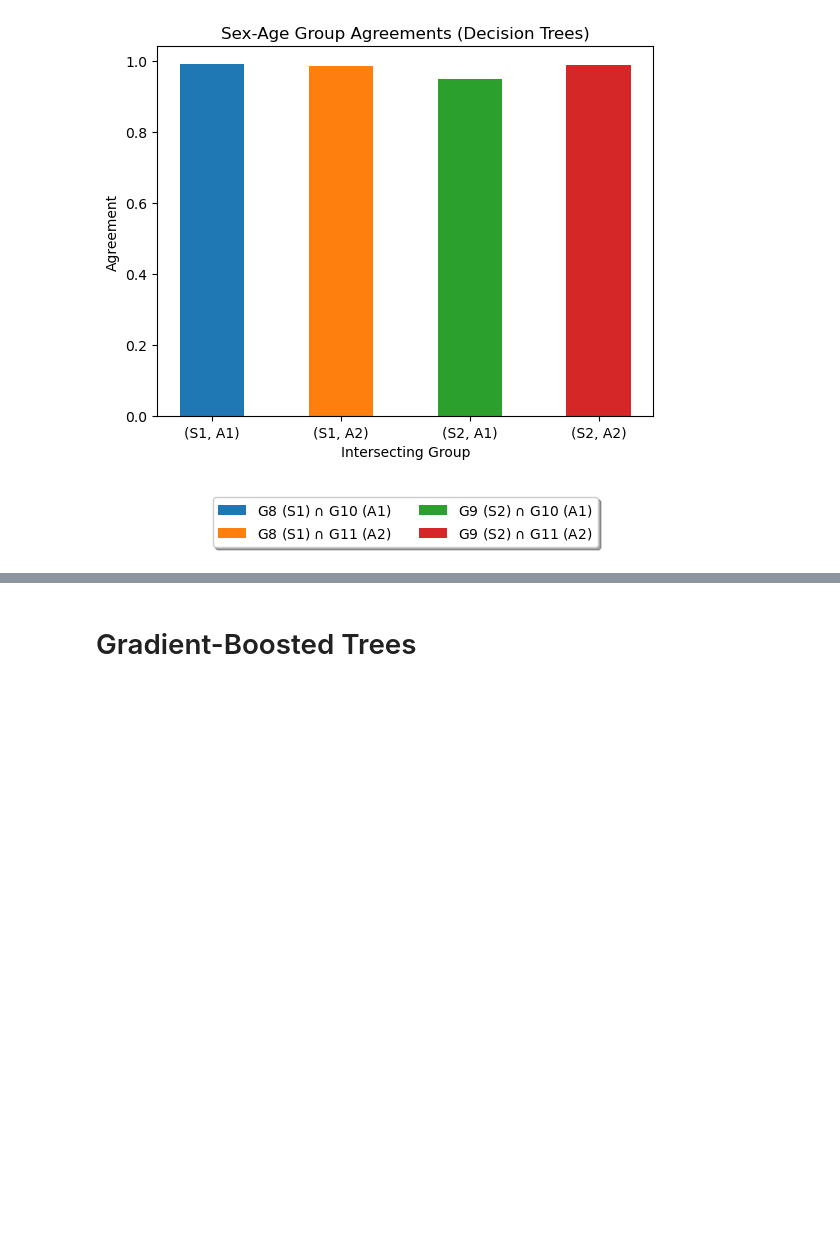
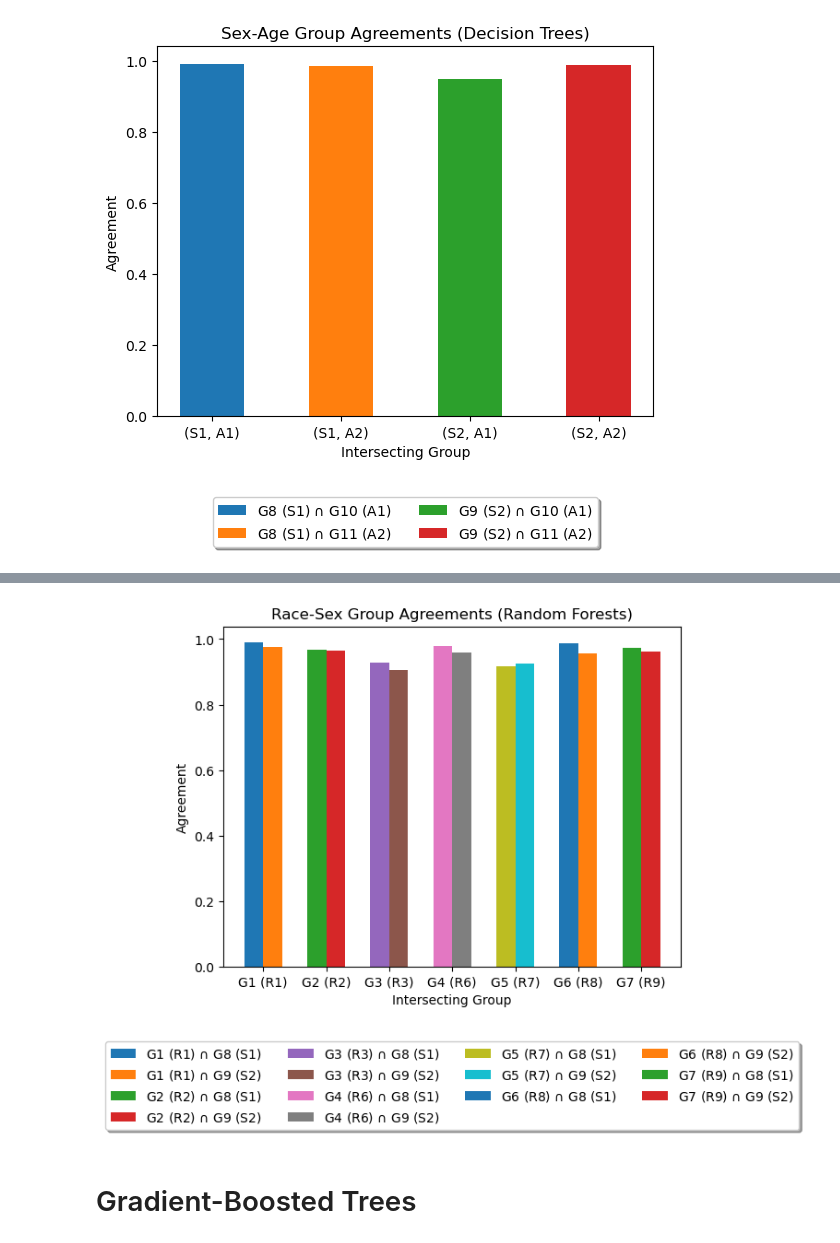
Before and after one commit to samuel-deng/tree_robust, a Jupyter notebook: experiments_employment_agreement.ipynb, the cells around one changed output, grey strips where cells are left out. Saved outputs shown, nothing was run; the diff lists cells and outputs as text; code cells hidden in the pictures; blank space fills up the shorter version.

```diff
--- a/experiments_employment_agreement.ipynb
+++ b/experiments_employment_agreement.ipynb
@@ -701,3 +874,31 @@ plt.show()
+# %%
+# Plot "agreement" for each pair of intersecting groups
+fig, ax = plt.subplots()
+num_bars = 14
+bar_groups = 7
+index = np.arange(bar_groups)
+bar_width = 0.3
+
+for i in range(num_bars):
+    if i % 2 == 0:
+        ax.bar(int(i/2) - bar_width/2, rf_race_sex_agreements[i], bar_width,
+                    label="G{} ({}) $\cap$ G{} ({})".format(race_sex_pairs[i][0], group_names[race_sex_pairs[i][0]],
+                                                            race_sex_pairs[i][1], group_names[race_sex_pairs[i][1]]))
+    elif i % 2 == 1:
+        ax.bar(int(i/2) + bar_width/2, rf_race_sex_agreements[i], bar_width,
+                    label="G{} ({}) $\cap$ G{} ({})".format(race_sex_pairs[i][0], group_names[race_sex_pairs[i][0]],
+                                                            race_sex_pairs[i][1], group_names[race_sex_pairs[i][1]]))
+
+ax.set_xlabel('Intersecting Group')
+ax.set_ylabel('Agreement')
+ax.set_title('Race-Sex Group Agreements (Random Forests)')
+ax.set_xticks(index, ('G1 (R1)', 'G2 (R2)', 'G3 (R3)', 'G4 (R6)', 'G5 (R7)', 'G6 (R8)', 'G7 (R9)'))
+ax.legend(loc='upper center', bbox_to_anchor=(0.5, -0.2),
+          fancybox=True, shadow=True, ncol=4)
+
+plt.show()
+# %% [output]
+[figure, added]
 # %% [markdown]
 # Gradient-Boosted Trees
 # %%
```
Also changed, not shown: parts of 9 cells of this notebook, 57 other files.
